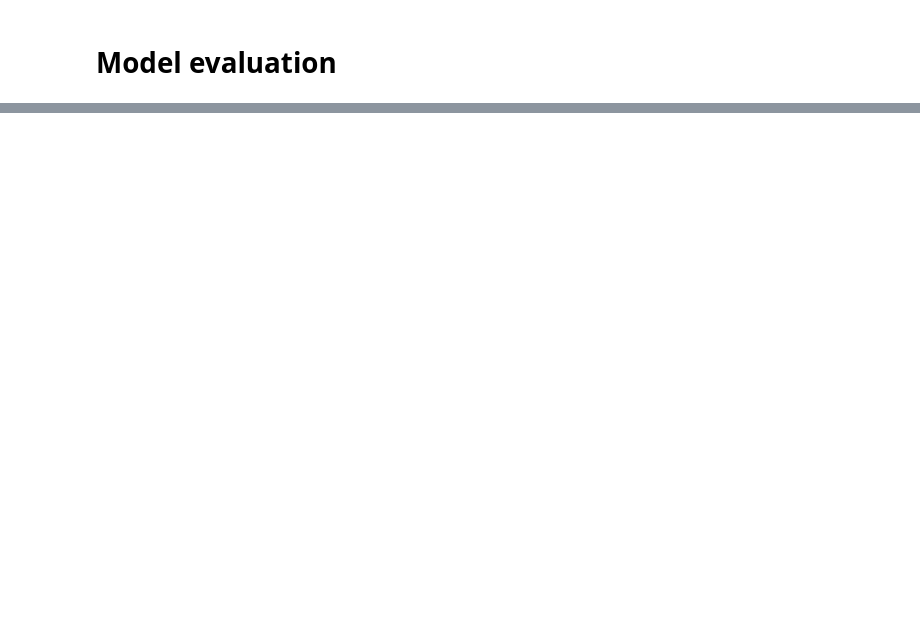
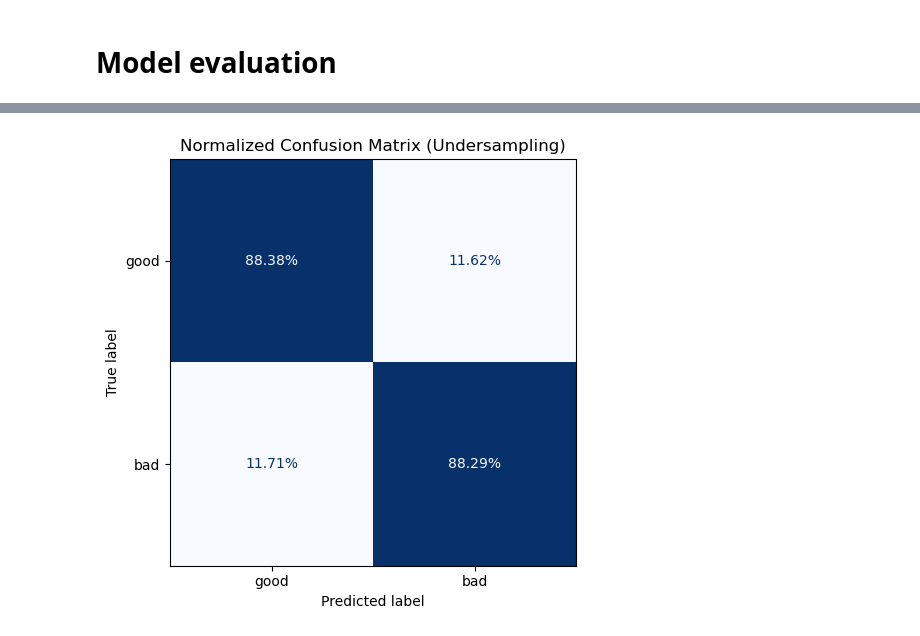
Before and after one commit to sisaruiz/Phishing-URLs-inspector, a Jupyter notebook: data mining and machine learning/3_Model_Selection.ipynb, the cells around one changed output, grey strips where cells are left out. Cells and saved outputs as stored; diff of their text form; code cells hidden in the pictures; blank space fills up the shorter version.

```diff
--- a/data mining and machine learning/3_Model_Selection.ipynb
+++ b/data mining and machine learning/3_Model_Selection.ipynb
@@ -908,7 +2,0 @@ def evaluate_model(model, X_test, y_test, model_name="Model"):
-# %%
-import joblib
-
-rf_model = joblib.load("random_forest_model.joblib")
-xgb_model = joblib.load("XGBoost_model.joblib")
-lgbm_model = joblib.load("lightgbm_model.pkl")
-adaboost_model = joblib.load("adaboost_tuned_model.pkl")
@@ -952,0 +14,3 @@ weighted avg       0.85      0.85      0.85     87531
+# %%
+import pandas as pd
+df = pd.read_csv('dataset/all_feats1.csv')
@@ -952,0 +809,72 @@ weighted avg       0.85      0.85      0.85     87531
+# %%
+import pandas as pd
+import numpy as np
+from sklearn.ensemble import RandomForestClassifier
+from sklearn.model_selection import train_test_split
+from sklearn.metrics import (
+    accuracy_score, precision_score, recall_score, f1_score, roc_auc_score,
+    confusion_matrix, ConfusionMatrixDisplay
+)
+from imblearn.under_sampling import RandomUnderSampler
+import matplotlib.pyplot as plt
+import joblib
+
+selected_features = [
+    'qty_dot_url', 'qty_hyphen_url', 'qty_slash_url', 'qty_questionmark_url', 'qty_equal_url',
+    'qty_and_url', 'qty_plus_url', 'qty_tld_url', 'length_url', 'qty_dot_domain',
+    'qty_hyphen_domain', 'qty_vowels_domain', 'domain_length', 'has_dir', 'qty_dot_directory',
+    'qty_hyphen_directory', 'qty_underline_directory', 'qty_slash_directory', 'qty_plus_directory',
+    'directory_length', 'has_file', 'qty_dot_file', 'qty_hyphen_file', 'qty_underline_file',
+    'file_length', 'has_params', 'qty_dot_params', 'qty_slash_params', 'qty_questionmark_params',
+    'qty_equal_params', 'qty_and_params', 'params_length', 'tld_present_params', 'qty_params',
+    'shannon_entropy'
+]
+
+X = df[selected_features]
+y = df["Label"].apply(lambda x: 1 if x == "bad" else 0)
+
+X_train, X_test, y_train, y_test = train_test_split(
+    X, y, test_size=0.2, stratify=y, random_state=21
+)
+
+rus = RandomUnderSampler(random_state=21)
+X_train_bal, y_train_bal = rus.fit_resample(X_train, y_train)
+
+rf_model = RandomForestClassifier(
+    n_estimators=300,
+    max_depth=30,
+    min_samples_split=2,
+    min_samples_leaf=1,
+    random_state=21,
+    n_jobs=-1
+)
+
+rf_model.fit(X_train_bal, y_train_bal)
+
+joblib.dump(rf_model, 'random_forest_model.pkl')
+
+y_pred = rf_model.predict(X_test)
+y_proba = rf_model.predict_proba(X_test)[:, 1]
+
+acc = accuracy_score(y_test, y_pred)
+prec = precision_score(y_test, y_pred)
+rec = recall_score(y_test, y_pred)
+f1 = f1_score(y_test, y_pred)
+roc = roc_auc_score(y_test, y_proba)
+
+print("=== Evaluation Metrics ===")
+print(f"Accuracy      : {acc:.4f}")
+print(f"Precision     : {prec:.4f}")
+print(f"Recall        : {rec:.4f}")
+print(f"F1 Score      : {f1:.4f}")
+print(f"ROC AUC Score : {roc:.4f}")
+
+cm_normalized = confusion_matrix(y_test, y_pred, normalize='true')
+disp = ConfusionMatrixDisplay(confusion_matrix=cm_normalized, display_labels=["good", "bad"])
+fig, ax = plt.subplots(figsize=(5, 5))
+disp.plot(ax=ax, cmap="Blues", colorbar=False, values_format=".2%")
+ax.set_title("Normalized Confusion Matrix (Undersampling)")
+plt.grid(False)
+plt.tight_layout()
+plt.show()
+# %% [output]
@@ -952,0 +887 @@ weighted avg       0.85      0.85      0.85     87531
+[figure, added]
```
Also changed, not shown: parts of 64 cells of this notebook, 2 other files.
